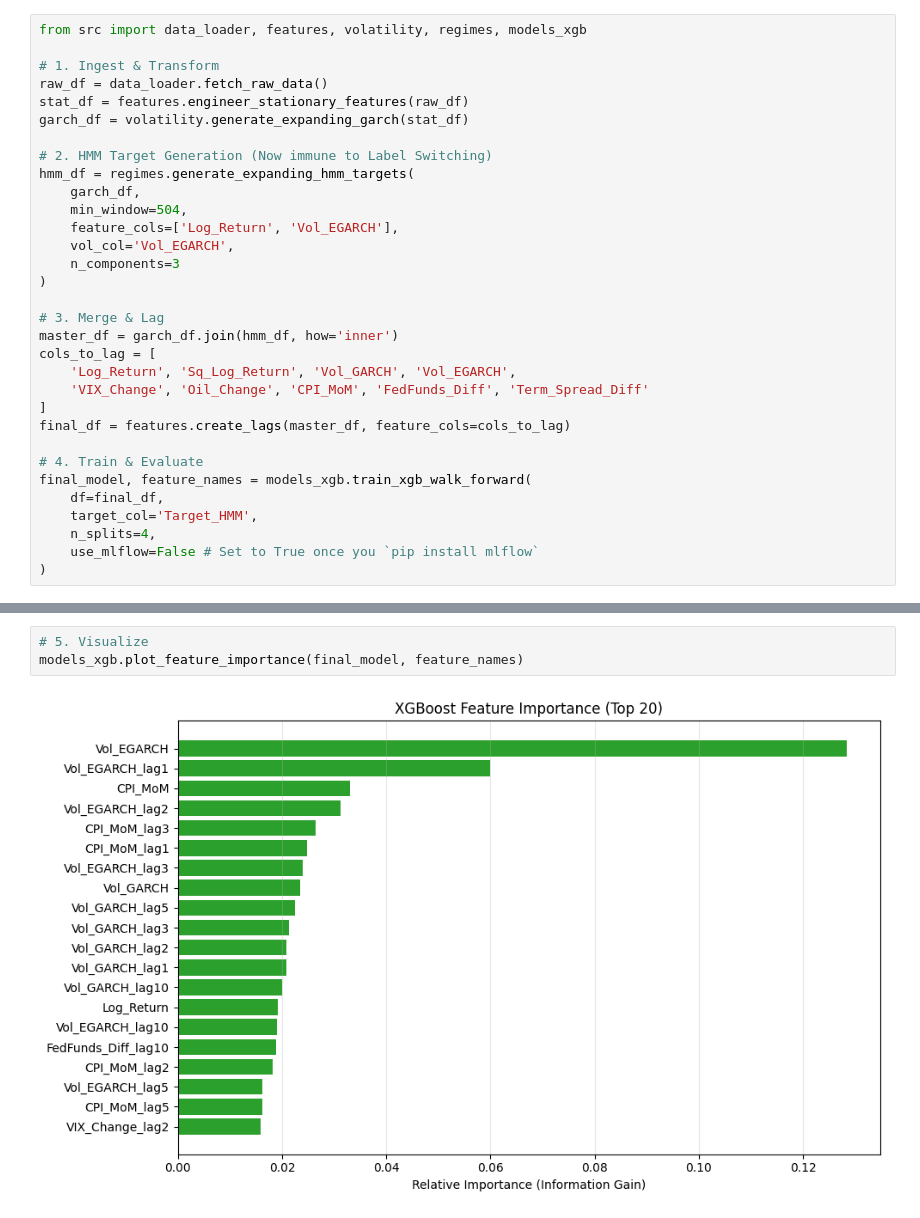
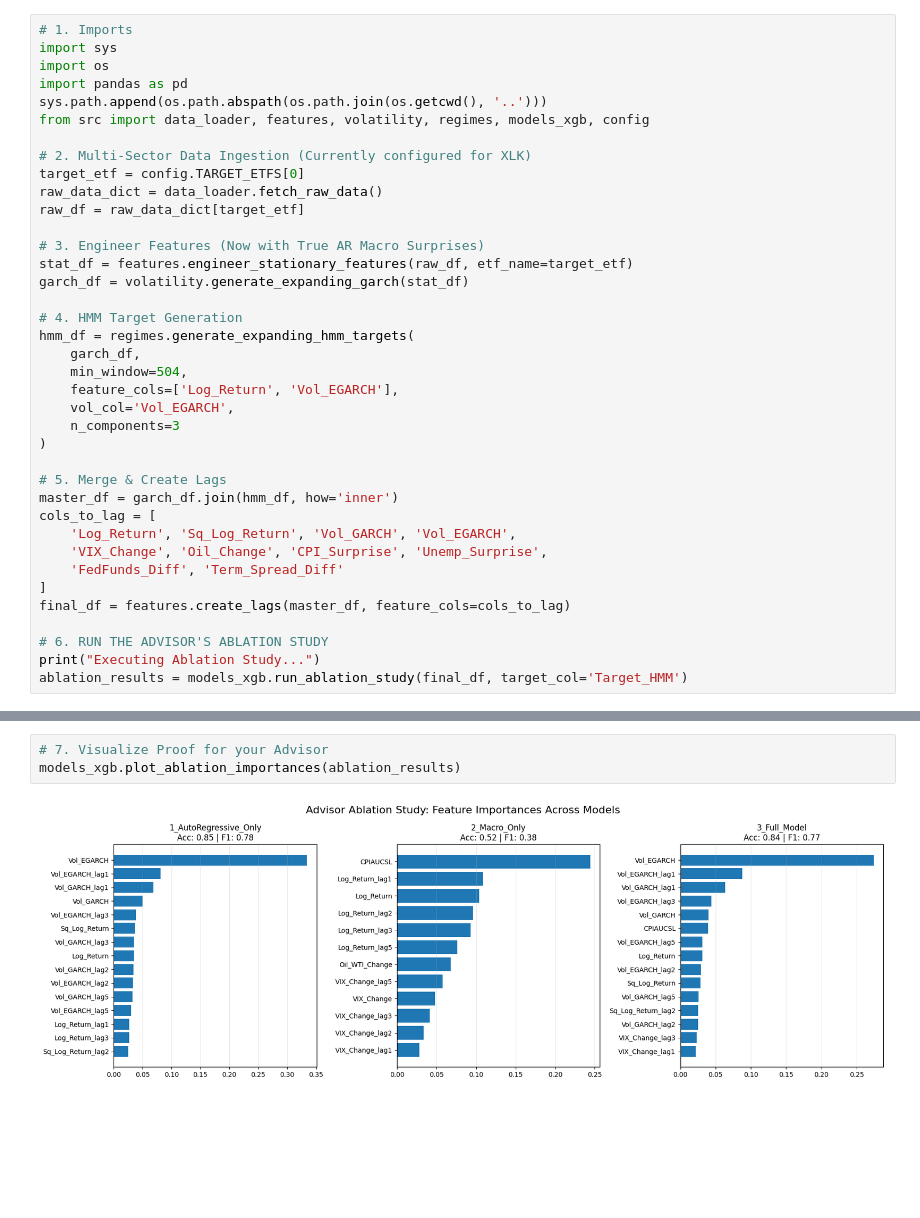
Before and after one commit to solidburak/Volatility_Thesis, a Jupyter notebook: notebooks/03_baseline_xgboost.ipynb, the cells around one changed output, grey strips where cells are left out. Saved outputs shown, nothing was run; the diff lists cells and outputs as text; blank space fills up the shorter version.

Commit message:
src updated to be multi-sector compatible, xgb model changed so the project can showcase problems it had until now

```diff
--- a/notebooks/03_baseline_xgboost.ipynb
+++ b/notebooks/03_baseline_xgboost.ipynb
@@ -1,12 +1,21 @@
 # %%
-from src import data_loader, features, volatility, regimes, models_xgb
+# 1. Imports
+import sys
+import os
+import pandas as pd
+sys.path.append(os.path.abspath(os.path.join(os.getcwd(), '..')))
+from src import data_loader, features, volatility, regimes, models_xgb, config
 
-# 1. Ingest & Transform
-raw_df = data_loader.fetch_raw_data()
-stat_df = features.engineer_stationary_features(raw_df)
+# 2. Multi-Sector Data Ingestion (Currently configured for XLK)
+target_etf = config.TARGET_ETFS[0]
+raw_data_dict = data_loader.fetch_raw_data()
+raw_df = raw_data_dict[target_etf]
+
+# 3. Engineer Features (Now with True AR Macro Surprises)
+stat_df = features.engineer_stationary_features(raw_df, etf_name=target_etf)
 garch_df = volatility.generate_expanding_garch(stat_df)
 
-# 2. HMM Target Generation (Now immune to Label Switching)
+# 4. HMM Target Generation
 hmm_df = regimes.generate_expanding_hmm_targets(
     garch_df,
     min_window=504,
@@ -15,19 +24,16 @@ hmm_df = regimes.generate_expanding_hmm_targets(
     n_components=3
 )
 
-# 3. Merge & Lag
+# 5. Merge & Create Lags
 master_df = garch_df.join(hmm_df, how='inner')
 cols_to_lag = [
     'Log_Return', 'Sq_Log_Return', 'Vol_GARCH', 'Vol_EGARCH',
-    'VIX_Change', 'Oil_Change', 'CPI_MoM', 'FedFunds_Diff', 'Term_Spread_Diff'
+    'VIX_Change', 'Oil_Change', 'CPI_Surprise', 'Unemp_Surprise',
+    'FedFunds_Diff', 'Term_Spread_Diff'
 ]
 final_df = features.create_lags(master_df, feature_cols=cols_to_lag)
 
-# 4. Train & Evaluate
-final_model, feature_names = models_xgb.train_xgb_walk_forward(
-    df=final_df,
-    target_col='Target_HMM',
-    n_splits=4,
-    use_mlflow=False # Set to True once you `pip install mlflow`
-)
+# 6. RUN THE ADVISOR'S ABLATION STUDY
+print("Executing Ablation Study...")
+ablation_results = models_xgb.run_ablation_study(final_df, target_col='Target_HMM')
 # %% [output]
@@ -60,5 +58,5 @@ Class 1 (Elevated)       0.74      0.54      0.62      1509
 # %%
-# 5. Visualize
-models_xgb.plot_feature_importance(final_model, feature_names)
+# 7. Visualize Proof for your Advisor
+models_xgb.plot_ablation_importances(ablation_results)
 # %% [output]
-[figure, old version]
+[figure, new version]
```
Also changed, not shown: parts of 1 cell of this notebook, 12 other files.
